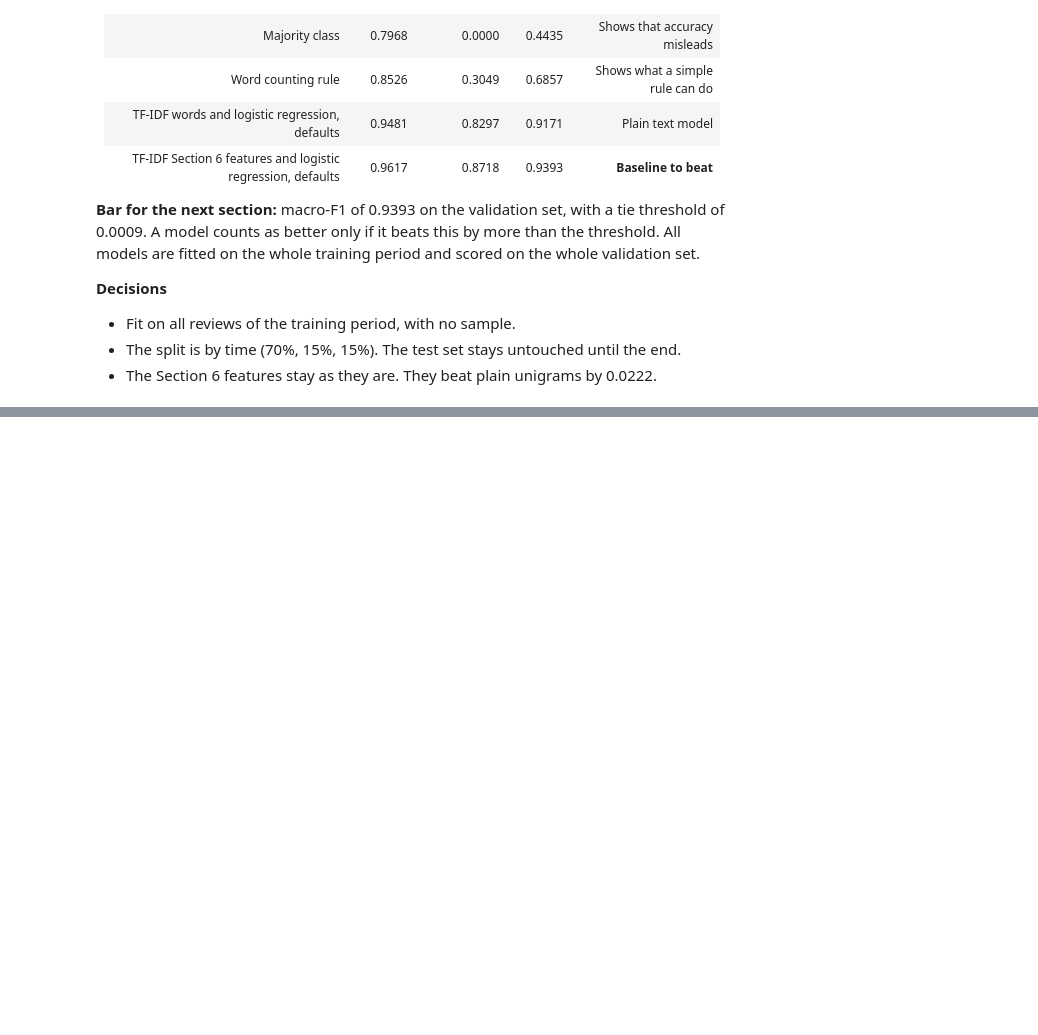
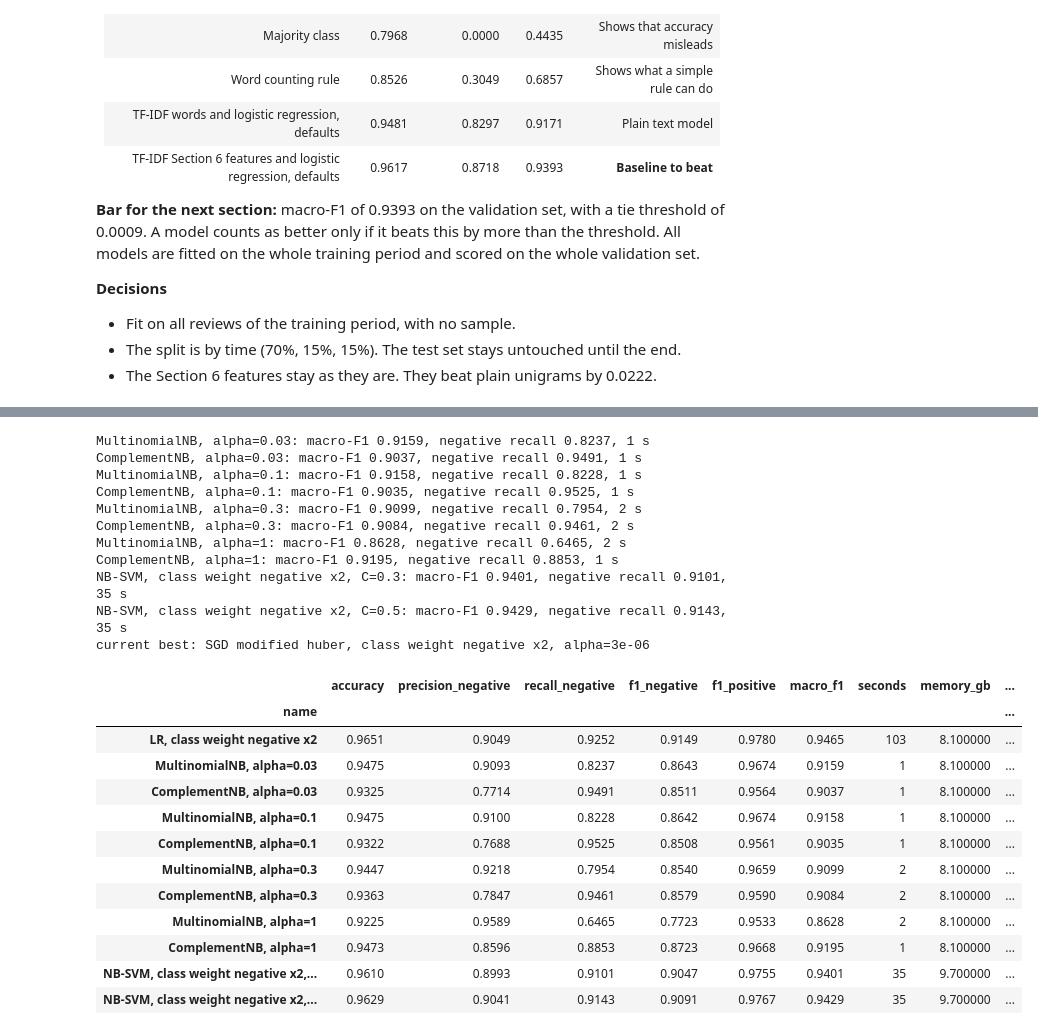
Before and after one commit to Virtuozs/MLOps2-pertemuan1-sentiment-classification, a Jupyter notebook: notebook.ipynb, the cells around one changed output, grey strips where cells are left out. Cells and saved outputs as stored; diff of their text form; code cells hidden in the pictures; blank space fills up the shorter version.

Commit message:
feat: Add `Classical Model Training` Section in notebook

```diff
--- a/notebook.ipynb
+++ b/notebook.ipynb
@@ -1960,0 +2102,19 @@ time in vectorising and fitting: 418 s (7 min), largest memory in use: 9.0 GB
+# %%
+cw = lr_best['params']['class_weight']
+
+for C in [0.1, 0.3, 0.5]:
+    t0 = time.time()
+    clf = LinearSVC(C=C, class_weight=cw, random_state=SEED).fit(Xt_base, y_train)
+    evaluate('linear models', f'LinearSVC, class weight {weight_label(cw)}, C={C}',
+             clf.predict(Xv_base), time.time() - t0, {'model': 'svc', 'class_weight': cw, 'C': C})
+
+for alpha in [3e-6, 1e-5, 3e-5]:
+    t0 = time.time()
+    clf = SGDClassifier(loss='modified_huber', alpha=alpha, class_weight=cw, max_iter=50, tol=1e-4,
+                        random_state=SEED).fit(Xt_base, y_train)
+    evaluate('linear models', f'SGD modified huber, class weight {weight_label(cw)}, alpha={alpha:g}',
+             clf.predict(Xv_base), time.time() - t0, {'model': 'sgd', 'class_weight': cw, 'alpha': alpha})
+
+best = advance('linear models', best)
+print('current best:', best['name'])
+show8('linear models', lr_best)
@@ -1960,0 +2151,49 @@ time in vectorising and fitting: 418 s (7 min), largest memory in use: 9.0 GB
+# %%
+for alpha in [0.03, 0.1, 0.3, 1.0]:
+    for name, model in [('MultinomialNB', MultinomialNB(alpha=alpha)), ('ComplementNB', ComplementNB(alpha=alpha))]:
+        t0 = time.time()
+        pred = model.fit(Xt_base, y_train).predict(Xv_base)
+        evaluate('naive bayes', f'{name}, alpha={alpha:g}', pred, time.time() - t0, {'model': name, 'alpha': alpha})
+
+def nb_ratio(X, y, alpha=1.0):
+    p = np.asarray(X[y == 1].sum(axis=0)).ravel() + alpha
+    q = np.asarray(X[y == 0].sum(axis=0)).ravel() + alpha
+    return np.log((p / p.sum()) / (q / q.sum())).astype(np.float32)
+
+scale = sparse.diags(nb_ratio(Xt_base, y_train))
+Xt_nb, Xv_nb = (Xt_base @ scale).tocsr(), (Xv_base @ scale).tocsr()
+
+for C in [0.3, 0.5]:
+    t0 = time.time()
+    clf = LogisticRegression(C=C, class_weight=cw, max_iter=1000).fit(Xt_nb, y_train)
+    evaluate('naive bayes', f'NB-SVM, class weight {weight_label(cw)}, C={C}',
+             clf.predict(Xv_nb), time.time() - t0, {'model': 'nbsvm', 'class_weight': cw, 'C': C})
+
+best = advance('naive bayes', best)
+print('current best:', best['name'])
+show8('naive bayes', lr_best)
+# %% [output]
+MultinomialNB, alpha=0.03: macro-F1 0.9159, negative recall 0.8237, 1 s
+ComplementNB, alpha=0.03: macro-F1 0.9037, negative recall 0.9491, 1 s
+MultinomialNB, alpha=0.1: macro-F1 0.9158, negative recall 0.8228, 1 s
+ComplementNB, alpha=0.1: macro-F1 0.9035, negative recall 0.9525, 1 s
+MultinomialNB, alpha=0.3: macro-F1 0.9099, negative recall 0.7954, 2 s
+ComplementNB, alpha=0.3: macro-F1 0.9084, negative recall 0.9461, 2 s
+MultinomialNB, alpha=1: macro-F1 0.8628, negative recall 0.6465, 2 s
+ComplementNB, alpha=1: macro-F1 0.9195, negative recall 0.8853, 1 s
+NB-SVM, class weight negative x2, C=0.3: macro-F1 0.9401, negative recall 0.9101, 35 s
+NB-SVM, class weight negative x2, C=0.5: macro-F1 0.9429, negative recall 0.9143, 35 s
+current best: SGD modified huber, class weight negative x2, alpha=3e-06
+|  | accuracy | precision_negative | recall_negative | f1_negative | f1_positive | macro_f1 | seconds | memory_gb | ... |
+| name |  |  |  |  |  |  |  |  | ... |
+| LR, class weight negative x2 | 0.9651 | 0.9049 | 0.9252 | 0.9149 | 0.9780 | 0.9465 | 103 | 8.100000 | ... |
+| MultinomialNB, alpha=0.03 | 0.9475 | 0.9093 | 0.8237 | 0.8643 | 0.9674 | 0.9159 | 1 | 8.100000 | ... |
+| ComplementNB, alpha=0.03 | 0.9325 | 0.7714 | 0.9491 | 0.8511 | 0.9564 | 0.9037 | 1 | 8.100000 | ... |
+| MultinomialNB, alpha=0.1 | 0.9475 | 0.9100 | 0.8228 | 0.8642 | 0.9674 | 0.9158 | 1 | 8.100000 | ... |
+| ComplementNB, alpha=0.1 | 0.9322 | 0.7688 | 0.9525 | 0.8508 | 0.9561 | 0.9035 | 1 | 8.100000 | ... |
+| MultinomialNB, alpha=0.3 | 0.9447 | 0.9218 | 0.7954 | 0.8540 | 0.9659 | 0.9099 | 2 | 8.100000 | ... |
+| ComplementNB, alpha=0.3 | 0.9363 | 0.7847 | 0.9461 | 0.8579 | 0.9590 | 0.9084 | 2 | 8.100000 | ... |
+| MultinomialNB, alpha=1 | 0.9225 | 0.9589 | 0.6465 | 0.7723 | 0.9533 | 0.8628 | 2 | 8.100000 | ... |
+| ComplementNB, alpha=1 | 0.9473 | 0.8596 | 0.8853 | 0.8723 | 0.9668 | 0.9195 | 1 | 8.100000 | ... |
+| NB-SVM, class weight negative x2,... | 0.9610 | 0.8993 | 0.9101 | 0.9047 | 0.9755 | 0.9401 | 35 | 9.700000 | ... |
+| NB-SVM, class weight negative x2,... | 0.9629 | 0.9041 | 0.9143 | 0.9091 | 0.9767 | 0.9429 | 35 | 9.700000 | ... |
```
Also changed, not shown: parts of 37 cells of this notebook, 1 other file.
